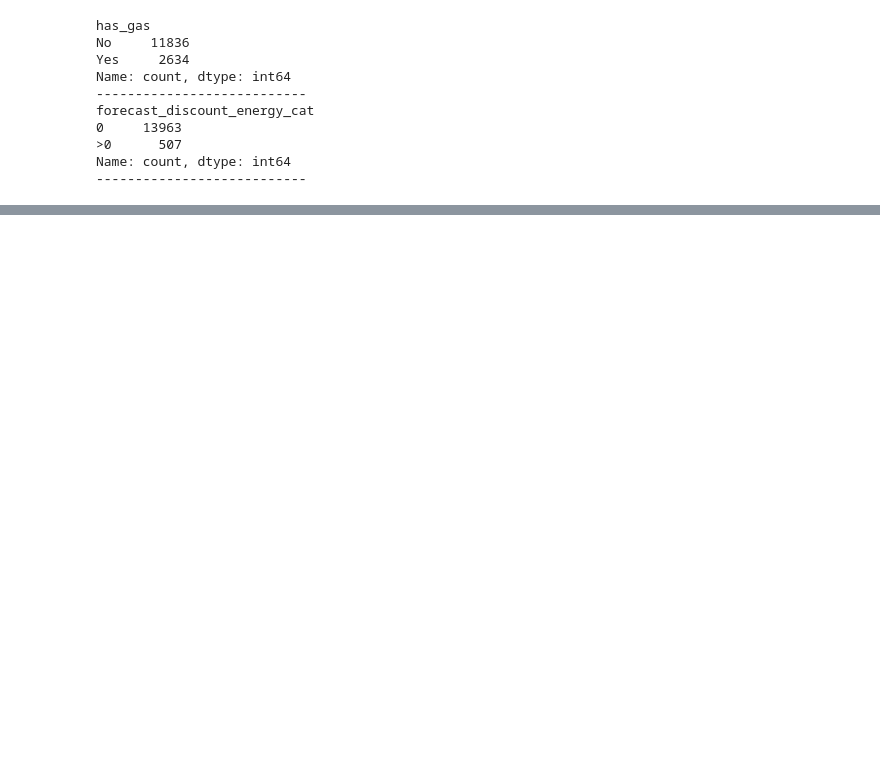
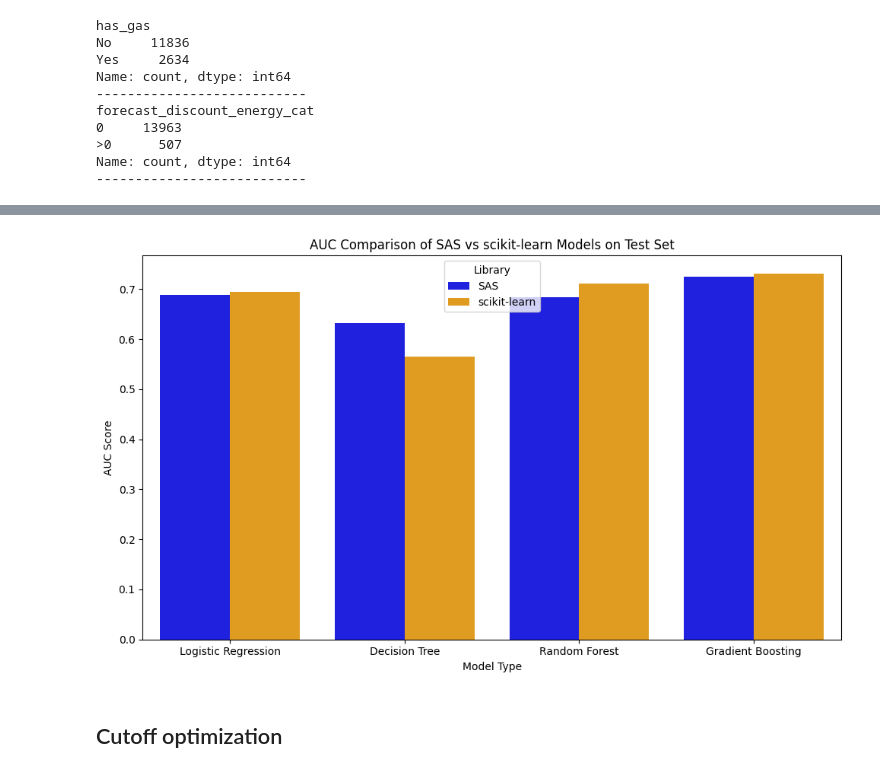
Before and after one commit to Mat-Gug/energy-churn-prediction, a Jupyter notebook: churn-prediction.ipynb, the cells around one changed output, grey strips where cells are left out. Saved outputs shown, nothing was run; the diff lists cells and outputs as text; code cells hidden in the pictures; blank space fills up the shorter version.

Commit message:
Add model training, assessment and cutoff optimization function

```diff
--- a/churn-prediction.ipynb
+++ b/churn-prediction.ipynb
@@ -915,0 +972,11 @@ AUC for scikit-learn Random Forest: 1.0000
+# %%
+sas_gb = SASGradientBoostingClassifier()
+sklearn_gb = SKGradientBoostingClassifier()
+
+gb_pipeline = Pipeline(steps=[
+    ('preprocessor', preprocessor),
+    ('classifier', sklearn_gb)
+])
+
+sas_gb.fit(X_train, y_train, nominals=cat_cols)
+gb_pipeline.fit(X_train, y_train)
@@ -915,0 +1004,58 @@ AUC for scikit-learn Random Forest: 1.0000
+# %%
+models = {
+    "Logistic Regression": {
+        "SAS": sas_lr,
+        "scikit-learn": lr_pipeline
+    },
+    "Decision Tree": {
+        "SAS": sas_dtree,
+        "scikit-learn": dtree_pipeline
+    },
+    "Random Forest": {
+        "SAS": sas_rf,
+        "scikit-learn": rf_pipeline
+    },
+    "Gradient Boosting": {
+        "SAS": sas_gb,
+        "scikit-learn": gb_pipeline
+    }
+}
+
+# Compute AUC for all models
+results = []
+for model_name, libraries in models.items():
+    for library_name, model in libraries.items():
+        if library_name == 'SAS':
+            y_pred_proba = model.predict_proba(X_test).iloc[:, 1]
+        else:
+            y_pred_proba = model.predict_proba(X_test)[:, 1]
+        auc = roc_auc_score(y_test, y_pred_proba)
+        results.append({
+            "Model Type": model_name,
+            "Library": library_name,
+            "AUC": auc
+        })
+
+# Convert results to a DataFrame
+results_df = pd.DataFrame(results)
+
+# Plotting
+plt.figure(figsize=(10, 6))
+colors = {"SAS": "blue", "scikit-learn": "orange"}
+ax = sns.barplot(
+    data=results_df,
+    x="Model Type",
+    y="AUC",
+    hue="Library",
+    palette=colors
+)
+plt.title("AUC Comparison of SAS vs scikit-learn Models on Test Set")
+plt.ylabel("AUC Score")
+plt.xlabel("Model Type")
+plt.legend(title="Library")
+plt.tight_layout()
+plt.show()
+# %% [output]
+[figure, added]
+# %% [markdown]
+## Cutoff optimization
```
Also changed, not shown: parts of 42 cells of this notebook, 1 other file.
